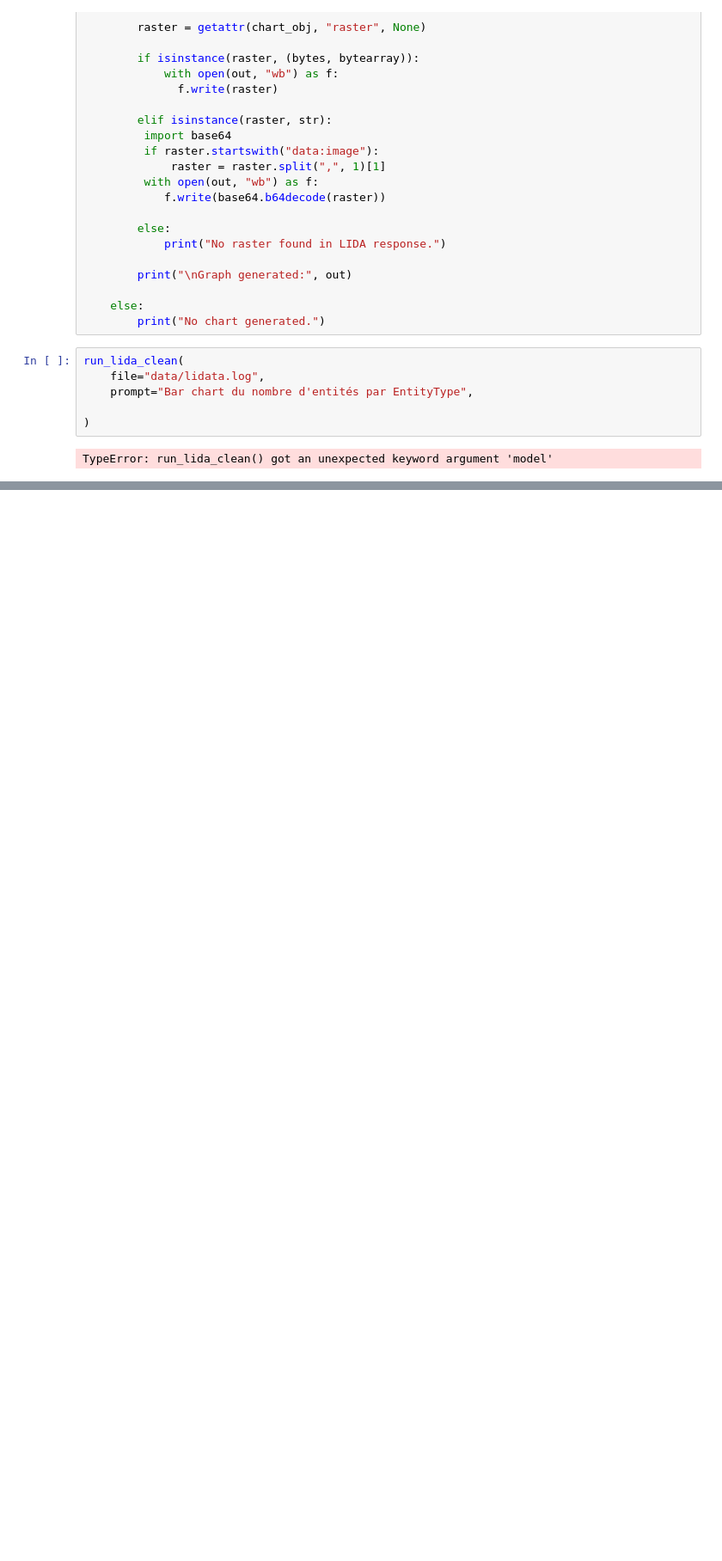
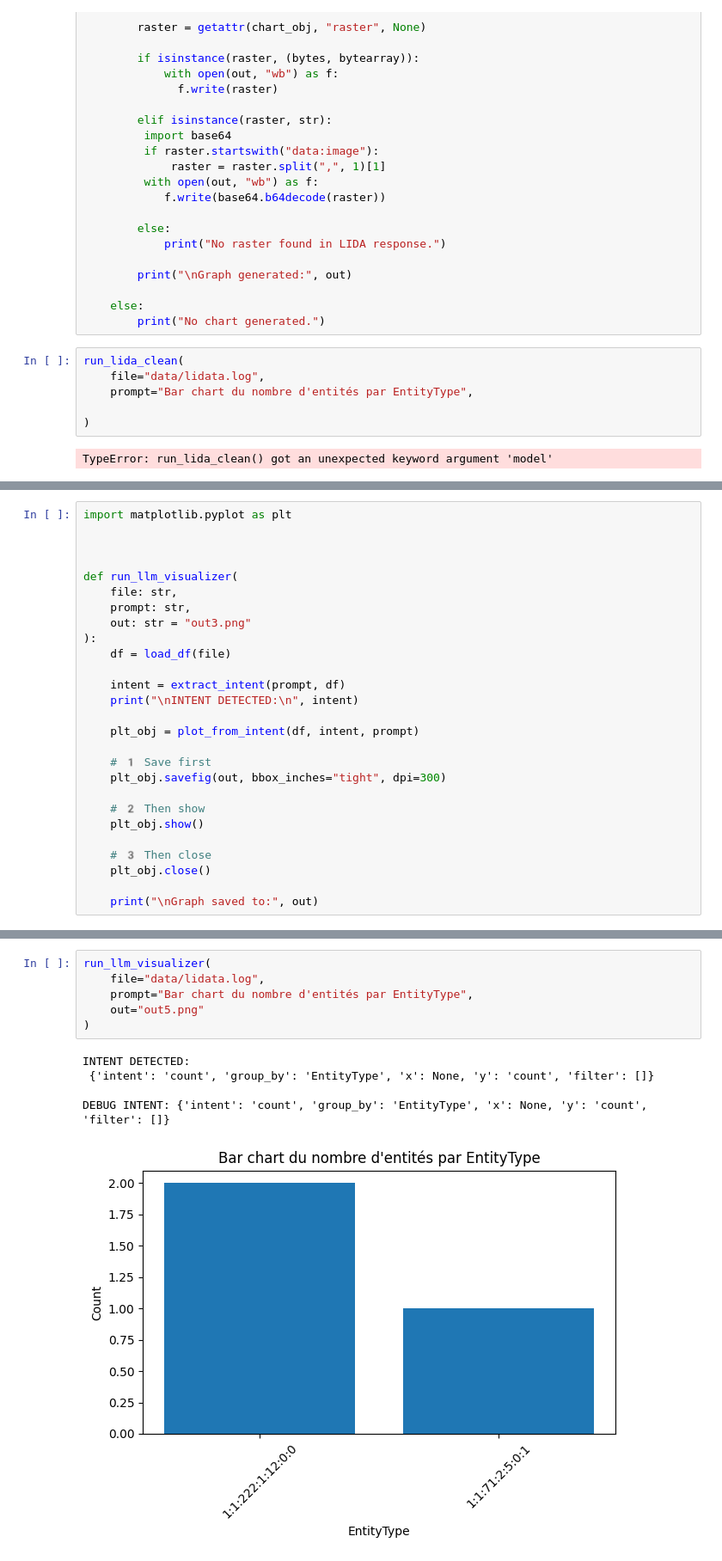
Before and after one commit to RaphaelZrrr/Lida_test, a Jupyter notebook: main2.ipynb, the cells around one changed output, grey strips where cells are left out. Shown at 86% size. Cells and saved outputs as stored; diff of their text form; blank space fills up the shorter version.

Commit message:
code avec prompts basiques  fonctionnels

```diff
--- a/main2.ipynb
+++ b/main2.ipynb
@@ -679,0 +837,27 @@ MAPPING: {'chart': 'bar', 'x': 'EntityType', 'y': 'count', 'color': None, 'time'
+# %%
+import matplotlib.pyplot as plt
+
+
+
+def run_llm_visualizer(
+    file: str,
+    prompt: str,
+    out: str = "out3.png"
+):
+    df = load_df(file)
+
+    intent = extract_intent(prompt, df)
+    print("\nINTENT DETECTED:\n", intent)
+
+    plt_obj = plot_from_intent(df, intent, prompt)
+
+    # 1️ Save first
+    plt_obj.savefig(out, bbox_inches="tight", dpi=300)
+
+    # 2️ Then show
+    plt_obj.show()
+
+    # 3️ Then close
+    plt_obj.close()
+
+    print("\nGraph saved to:", out)
@@ -679,0 +900,12 @@ MAPPING: {'chart': 'bar', 'x': 'EntityType', 'y': 'count', 'color': None, 'time'
+# %%
+run_llm_visualizer(
+    file="data/lidata.log",
+    prompt="Bar chart du nombre d'entités par EntityType",
+    out="out5.png"
+)
+# %% [output]
+INTENT DETECTED:
+ {'intent': 'count', 'group_by': 'EntityType', 'x': None, 'y': 'count', 'filter': []}
+
+DEBUG INTENT: {'intent': 'count', 'group_by': 'EntityType', 'x': None, 'y': 'count', 'filter': []}
+[figure, added]
```
Also changed, not shown: parts of 15 cells of this notebook, 8 other files.
